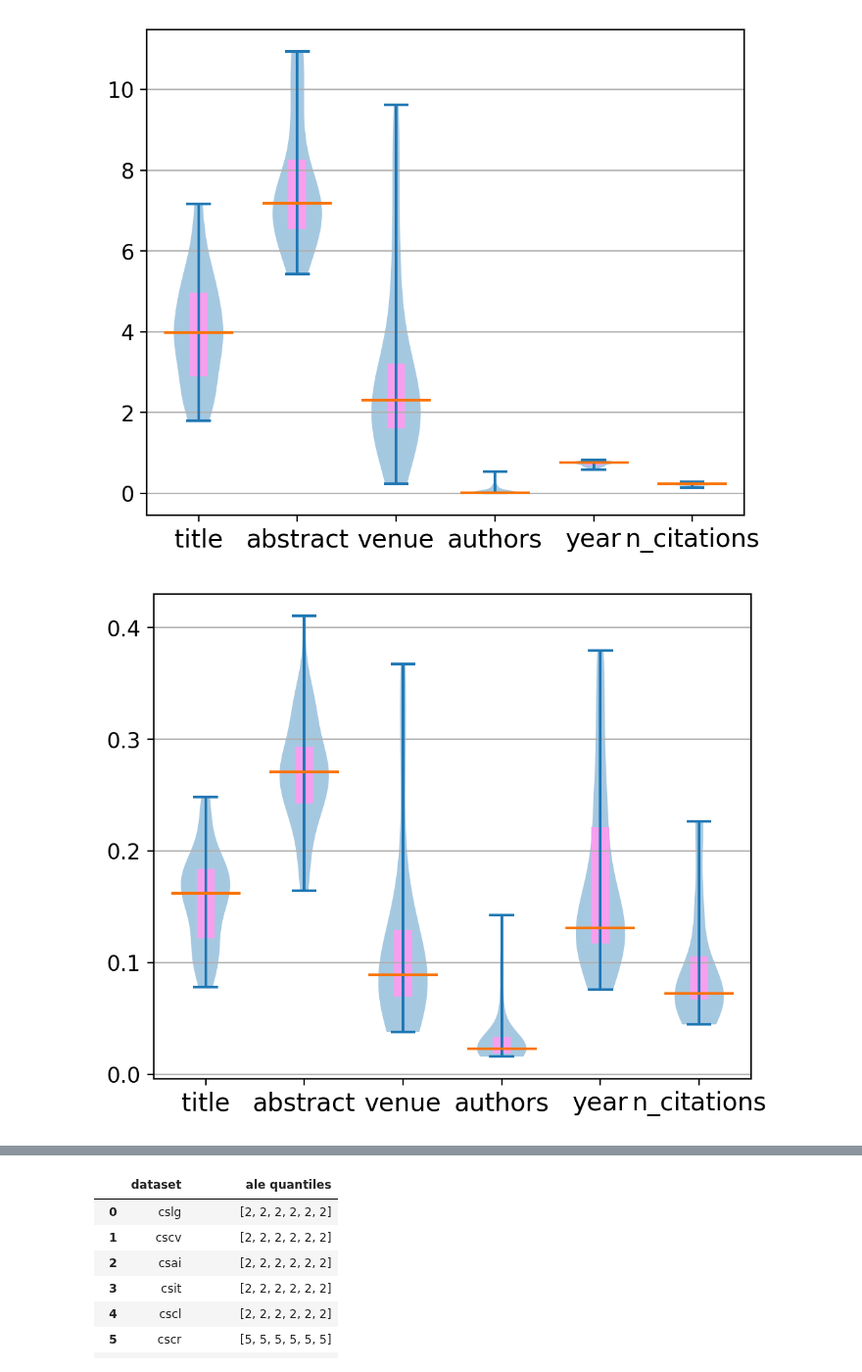
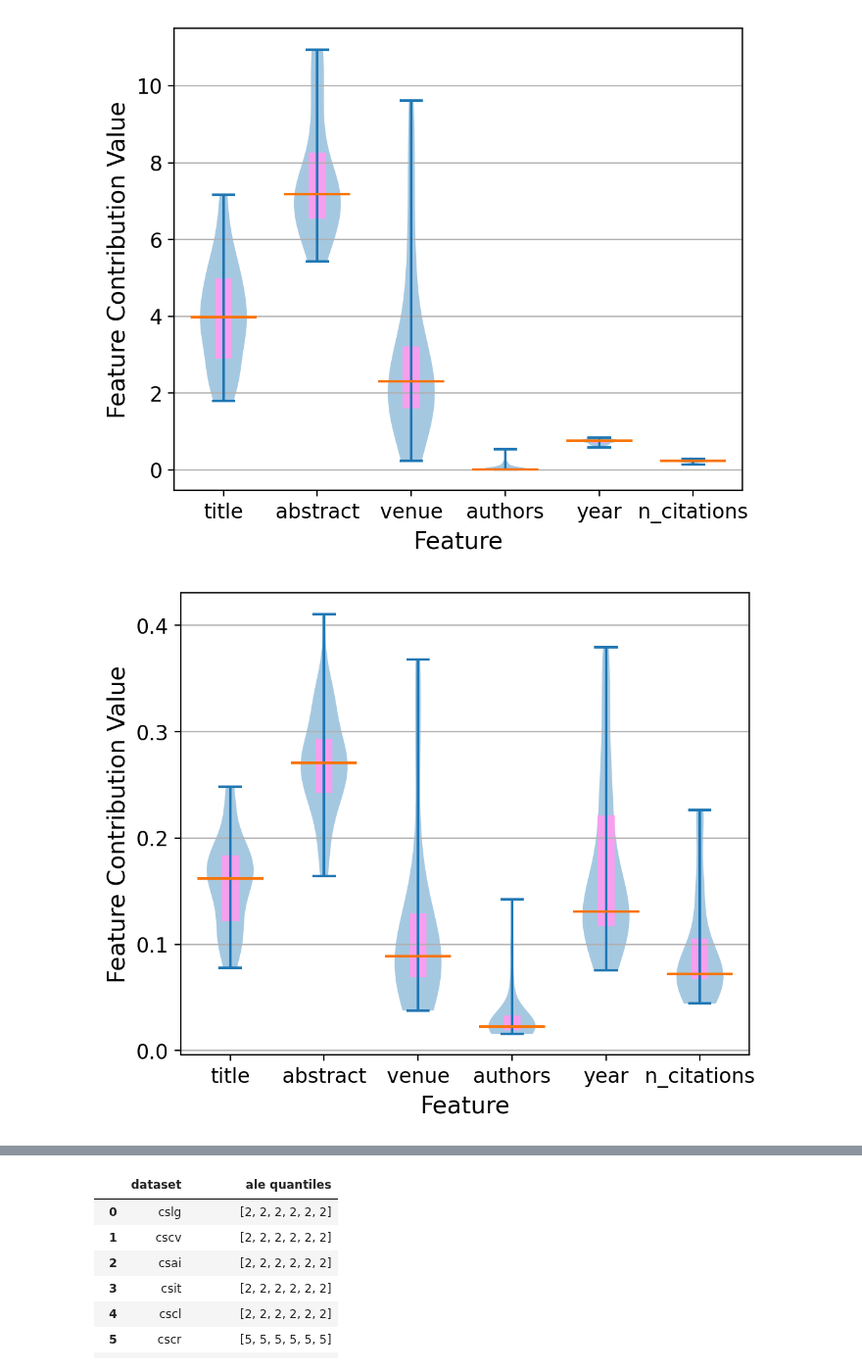
Before and after one commit to youyinnn/s2search, a Jupyter notebook: xai_process_plotting.ipynb, the cells around one changed output, grey strips where cells are left out. Shown at 98% size. Cells and saved outputs as stored; diff of their text form; code cells hidden in the pictures.

```diff
--- a/xai_process_plotting.ipynb
+++ b/xai_process_plotting.ipynb
@@ -167,19 +167,22 @@ for fi in fis:
         ax.set_yticks([0.0, 0.1, 0.2, 0.3, 0.4])
     ax.set_xticks([y + 1 for y in range(len(all_data))],
                     labels=['title', 'abstract', 'venue', 'authors', 'year', 'n_citations'],
-                    fontsize=14,
+                    fontsize=12,
                     # rotation=300, weight='560'
                     )
+    ax.set_ylabel('Feature Contribution Value', fontsize=14)
+    ax.set_xlabel('Feature', fontsize=14)
+
     # ax.set_xlabel('Feature', fontsize=16)
     # ax.set_ylabel(f'Feature Importance', fontsize=16)
 
-for k in mode_map.keys():
-    print(k)
-    for kk in mode_map[k].keys():
-        print(kk, mode_map[k][kk])
+# for k in mode_map.keys():
+#     print(k)
+#     for kk in mode_map[k].keys():
+#         print(kk, mode_map[k][kk])
 
-print()
-for k in md_map.keys():
-    print(k)
-    print([f"{v['feature']}({v['median']})" for v in md_map[k]])
+# print()
+# for k in md_map.keys():
+#     print(k)
+#     print([f"{v['feature']}({v['median']})" for v in md_map[k]])
 # %% [output]
@@ -204,2 +190,2 @@ SHAP
-[figure, old version]
+[figure, new version]
-[figure, old version]
+[figure, new version]
```
Also changed, not shown: parts of 5 cells of this notebook, 1 other file.
